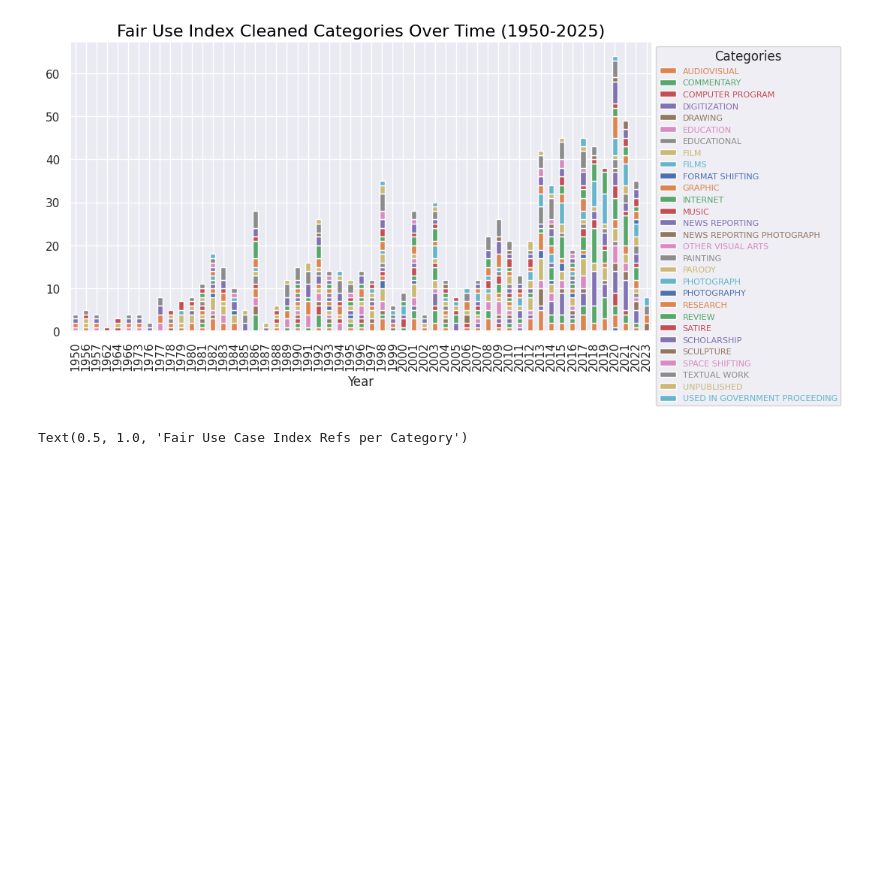
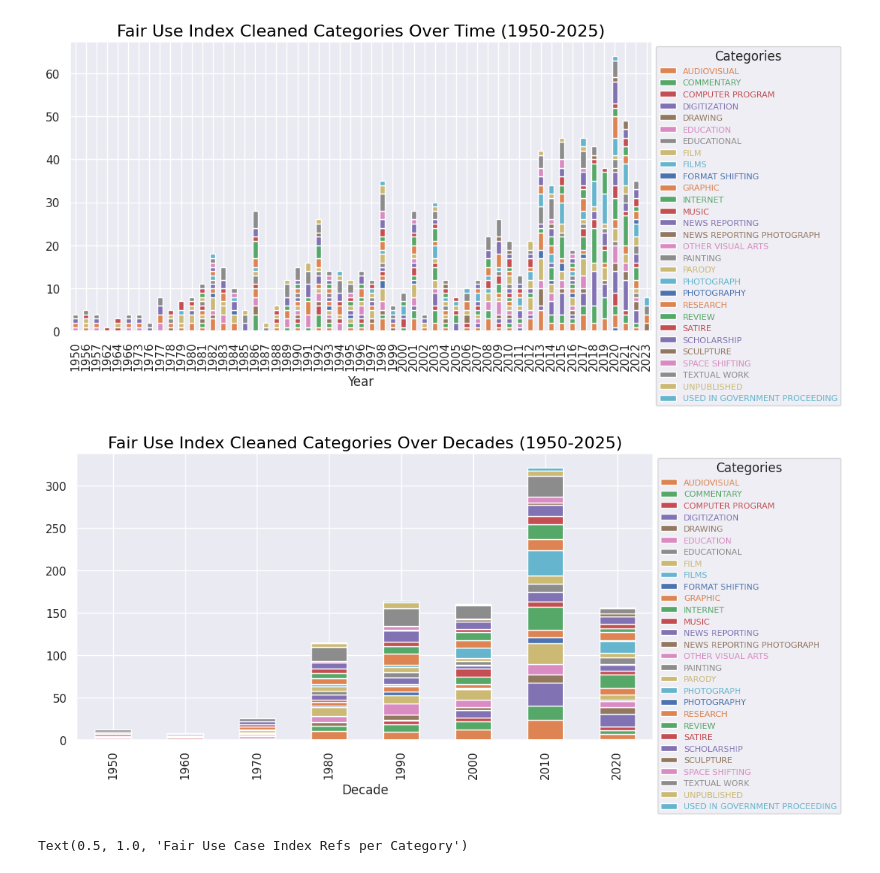
Before and after one commit to atnjqt/fair-use-index, a Jupyter notebook: analysis.ipynb, the cells around one changed output. Cells and saved outputs as stored; diff of their text form; code cells hidden in the pictures; blank space fills up the shorter version.

Commit message:
code: cleaned categories per decade

```diff
--- a/analysis.ipynb
+++ b/analysis.ipynb
@@ -252,6 +252,20 @@ plt.legend(title='Categories', title_fontsize='12', fontsize='8', loc='upper lef
 plt.savefig('./static/images/fui_categories_summary.png', bbox_inches='tight')
 # %% [output]
 [figure]
+# %%
+# do the same graph as above, but this time for decades
+sns.set(rc={'figure.figsize':(10,5)})
+#sns.set_style("darkgrid")
+title='Fair Use Index Cleaned Categories Over Decades (1950-2025)'
+df_cc_final[df_cc_final['Year'] >= 1950].groupby(['Decade', 'Categories_cleaned_final']).size().unstack().plot(kind='bar', stacked=True).set_title(title, fontsize=16, color='black')
+#sns.countplot(y='Year', data=df_cc_final, hue='Categories_cleaned2').set_title(title, fontsize=16, color='black')
+# hide the legend
+plt.legend(bbox_to_anchor=(1.05, 1), loc=2, borderaxespad=0.)
+# change legend colorscheme
+plt.legend(title='Categories', title_fontsize='12', fontsize='8', loc='upper left', bbox_to_anchor=(1, 1), labelcolor='linecolor')
+plt.savefig('./static/images/fui_categories_decades_summary.png', bbox_inches='tight')
+# %% [output]
+[figure, added]
 # %%
 #df_cc_final.Categories_cleaned3.value_counts(ascending=True).plot(kind='bar', figsize=(10,5), label='Categories')
 # do this but give hue for Year
```
Also changed, not shown: 2 other files.
